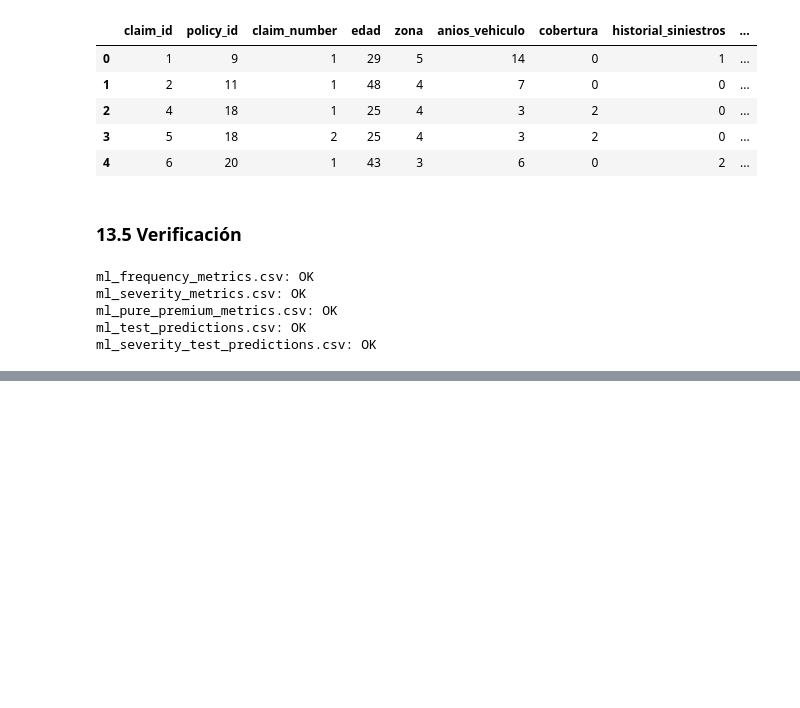
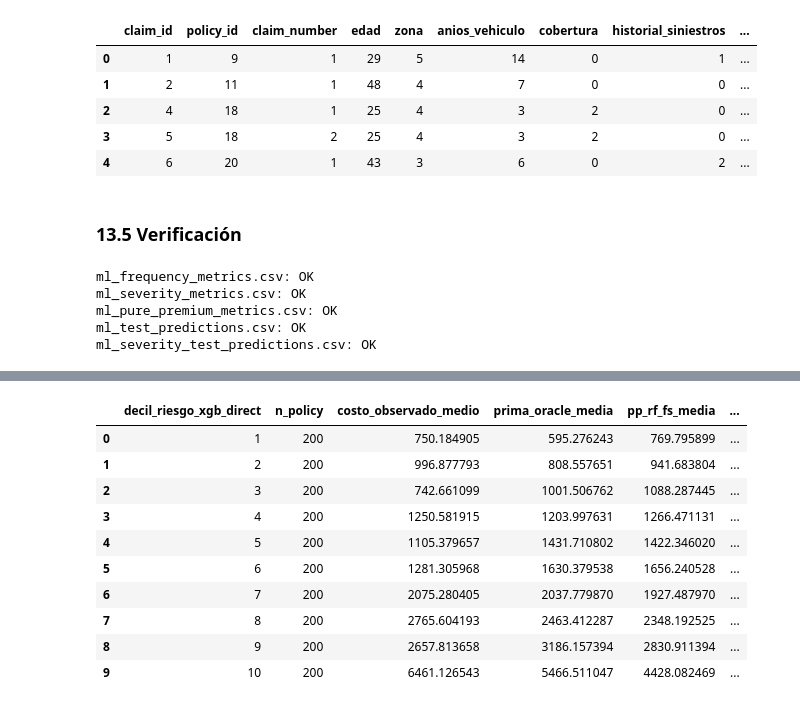
Before and after one commit to ActuarioDereckFuzz/Modelos_estadisticosvsMLvsDeep-Learning, a Jupyter notebook: notebooks/04_machine_learning.ipynb, the cells around one changed output, grey strips where cells are left out. Saved outputs shown, nothing was run; the diff lists cells and outputs as text; code cells hidden in the pictures; blank space fills up the shorter version.

```diff
--- a/notebooks/04_machine_learning.ipynb
+++ b/notebooks/04_machine_learning.ipynb
@@ -3965,0 +4090,21 @@ ml_severity_test_predictions.csv: OK
+# %%
+# Agrupar por score predicho, no por la respuesta observada ni por oracle.
+from src.evaluation.ml_calibration import calibration_by_decile
+
+calibration_data, ml_decile_calibration = calibration_by_decile(
+    calibration_data, reference_prediction_col="pp_xgb_direct"
+)
+assert int(ml_decile_calibration["n_policy"].sum()) == len(df_test)
+ml_decile_calibration
+# %% [output]
+|  | decil_riesgo_xgb_direct | n_policy | costo_observado_medio | prima_oracle_media | pp_rf_fs_media | ... |
+| 0 | 1 | 200 | 750.184905 | 595.276243 | 769.795899 | ... |
+| 1 | 2 | 200 | 996.877793 | 808.557651 | 941.683804 | ... |
+| 2 | 3 | 200 | 742.661099 | 1001.506762 | 1088.287445 | ... |
+| 3 | 4 | 200 | 1250.581915 | 1203.997631 | 1266.471131 | ... |
+| 4 | 5 | 200 | 1105.379657 | 1431.710802 | 1422.346020 | ... |
+| 5 | 6 | 200 | 1281.305968 | 1630.379538 | 1656.240528 | ... |
+| 6 | 7 | 200 | 2075.280405 | 2037.779870 | 1927.487970 | ... |
+| 7 | 8 | 200 | 2765.604193 | 2463.412287 | 2348.192525 | ... |
+| 8 | 9 | 200 | 2657.813658 | 3186.157394 | 2830.911394 | ... |
+| 9 | 10 | 200 | 6461.126543 | 5466.511047 | 4428.082469 | ... |
```
Also changed, not shown: parts of 40 cells of this notebook, 17 other files.
